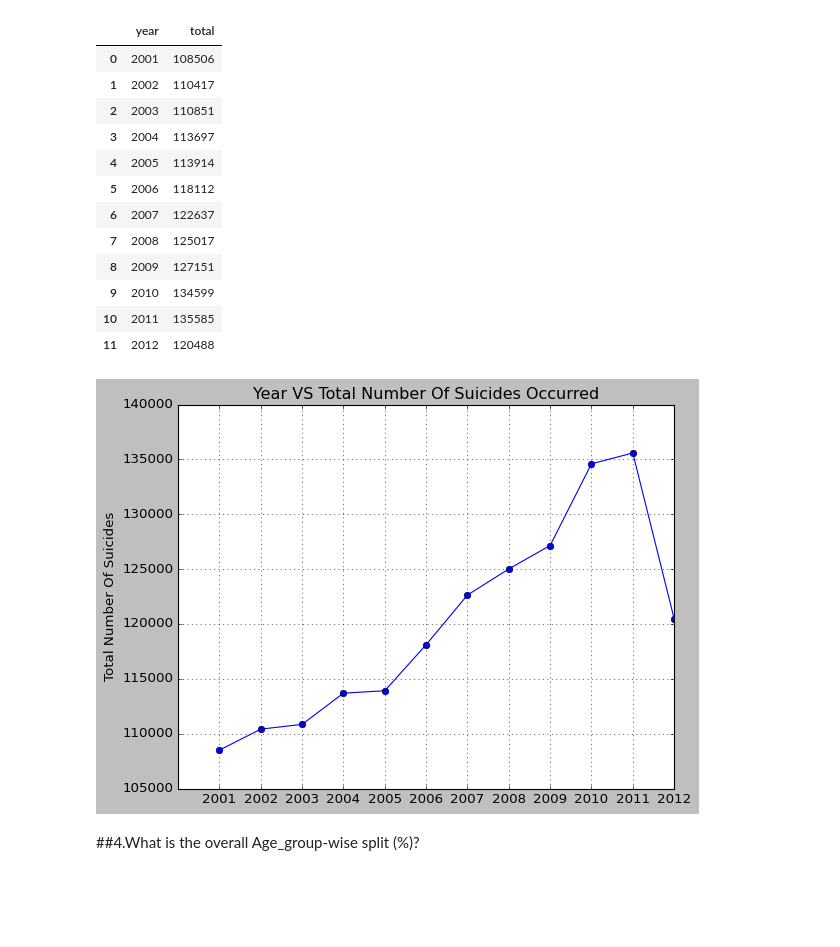
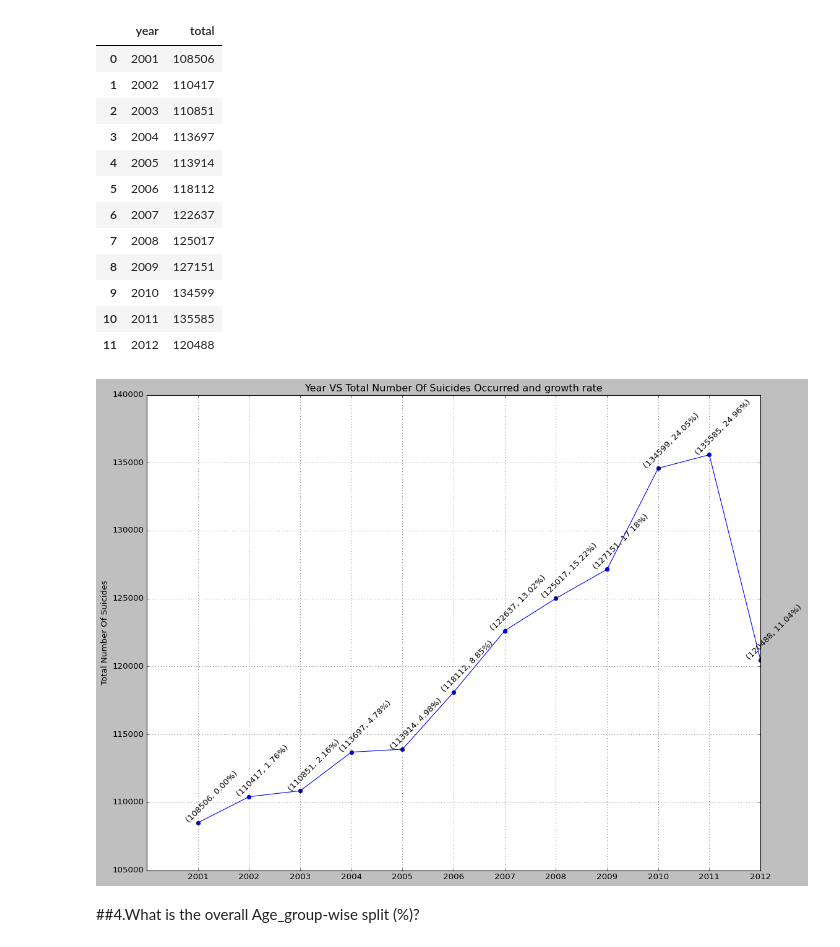
Before and after one commit to nirav-258/suicides-in-india-analysis, a Jupyter notebook: Python Notebooks/suicides_in_india_exploratory_analysis.ipynb, the cells around one changed output. Drawn from its saved outputs; the diff is of its cells as text; code cells hidden in the pictures; blank space fills up the shorter version.

```diff
--- a/Python Notebooks/suicides_in_india_exploratory_analysis.ipynb
+++ b/Python Notebooks/suicides_in_india_exploratory_analysis.ipynb
@@ -78,17 +80,25 @@ total_suicides_year_wise
 | 9 | 2010 | 134599 |
 | 10 | 2011 | 135585 |
 | 11 | 2012 | 120488 |
-# %%
-plt.plot(total_suicides_year_wise['year'],total_suicides_year_wise['total'],marker='o')
-
-plt.title('Year VS Total Number Of Suicides Occurred')
-plt.ylabel('Total Number Of Suicides')
-
-plt.xticks(total_suicides_year_wise['year'],total_suicides_year_wise['year'])
-plt.grid()
-plt.show()
-# %% [output]
-[figure, removed]
+# %%
+x=total_suicides_year_wise['year']
+y=total_suicides_year_wise['total']
+plt.figure(figsize=(16,12))
+plt.plot(x,y,marker='o')
+
+plt.title('Year VS Total Number Of Suicides Occurred and growth rate')
+plt.ylabel('Total Number Of Suicides')
+plt.xticks(x,x)
+
+for xi,yi in zip(x,y):
+  label_text=f"({yi}, {(yi-108506)/108506*100:0.2f}%)"
+  plt.annotate(text=label_text,xy=(xi,yi),xytext=(20,0),textcoords='offset points',ha='center',rotation=45)
+
+plt.grid()
+#plt.savefig("/content/drive/MyDrive/Colab Notebooks/projects/Data analysis/Suicides_in_india/Charts/Year VS Total Number Of Suicides Occurred and growth rate",bbox_inches='tight')
+plt.show()
+# %% [output]
+[figure, added]
 # %% [markdown]
 ##4.What is the overall Age_group-wise split (%)?
 # %%
```
Also changed, not shown: parts of 2 cells of this notebook, 3 other files.
